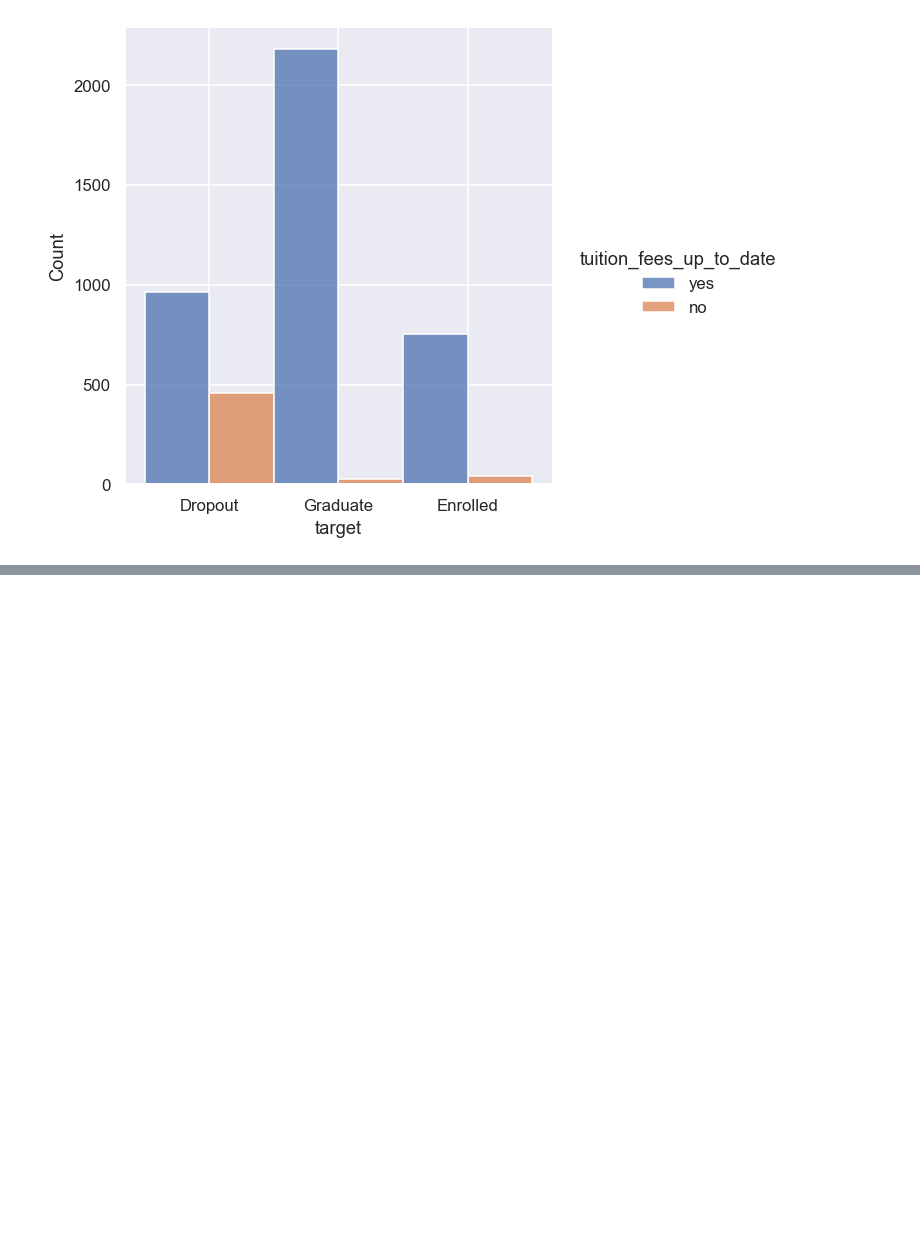
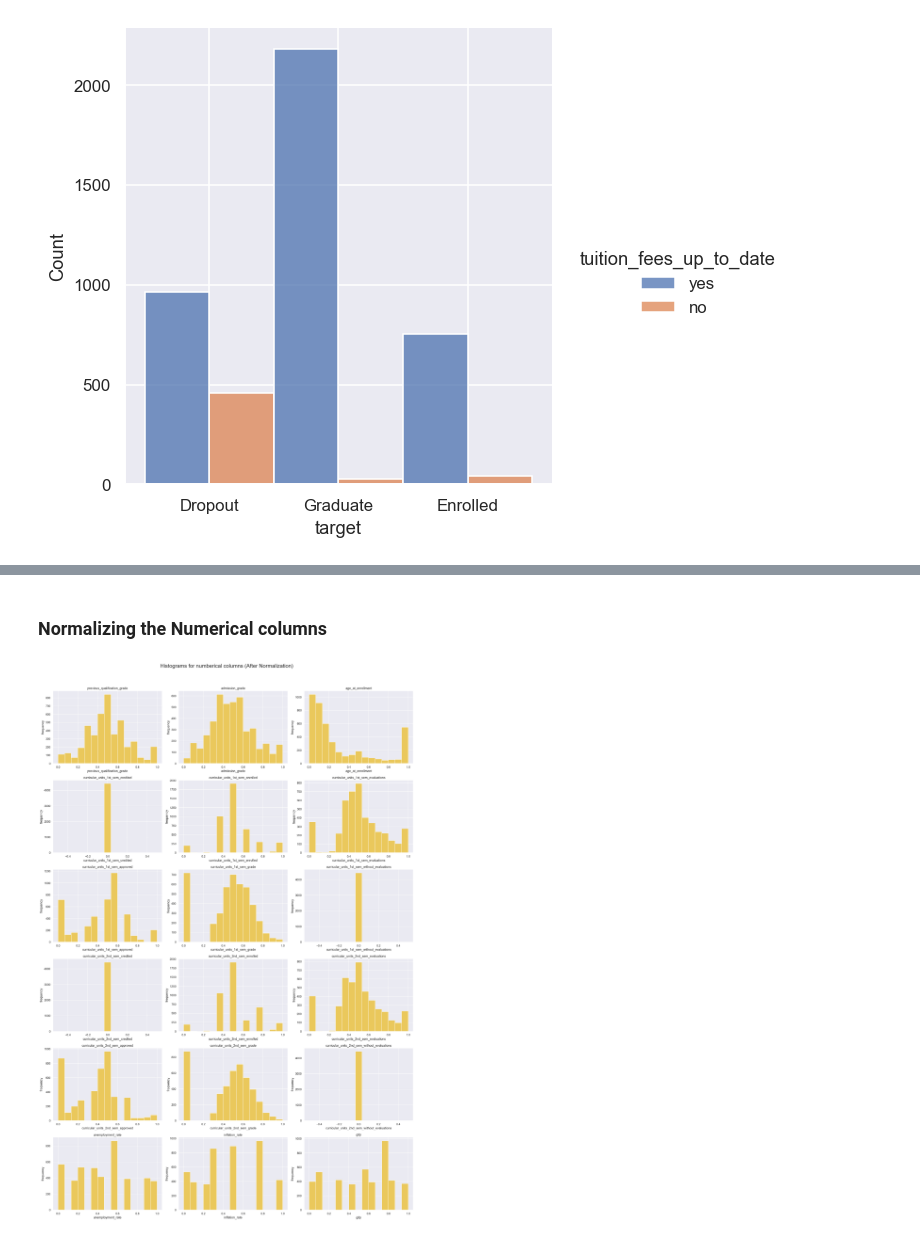
Before and after one commit to Kovarthanan07/INM701_Coursework, a Jupyter notebook: students_dropout_prediction.ipynb, the cells around one changed output, grey strips where cells are left out. Drawn from its saved outputs; the diff is of its cells as text; code cells hidden in the pictures; blank space fills up the shorter version.

```diff
--- a/students_dropout_prediction.ipynb
+++ b/students_dropout_prediction.ipynb
@@ -572,0 +646,37 @@ for col in ['marital_status','gender','scholarship_holder','tuition_fees_up_to_d
+# %% [markdown]
+### Normalizing the Numerical columns
+# %%
+"""
+Normalizing the numerical columns using MinMaxScaler.
+"""
+
+# Initializing the minmax scaler
+scaler = MinMaxScaler()
+
+# Apply the scaler to the numerical columns only
+df_no_outliers[numerical_columns] = scaler.fit_transform(df_no_outliers[numerical_columns])
+# %%
+"""
+Visualizing the distribution of numberical columns after normalization using histograms.
+"""
+
+# Defining diagram size to plot scatter plots in 1 diagram
+fig, axes = plt.subplots(6, 3, figsize=(20, 30))
+fig.suptitle(
+    "Histograms for numberical columns (After Normalization)", fontsize=20)
+
+# Flatten the axes array for easier indexing
+axes = axes.flatten()
+
+# Loop through each pair of columns (x vs y)
+for i, col in enumerate(numerical_columns):
+    axes[i].hist(df_no_outliers[col], bins=15, color="#eac85c")
+    axes[i].set_title(f"{col}")
+    axes[i].set_xlabel(f"{col}")
+    axes[i].set_ylabel("frequency")
+
+# Adjust layout to prevent overlap
+plt.tight_layout(rect=[0, 0, 1, 0.96])  # Leave space for the main title
+plt.show()
+# %% [output]
+[figure, added]
```
Also changed, not shown: parts of 15 cells of this notebook.
